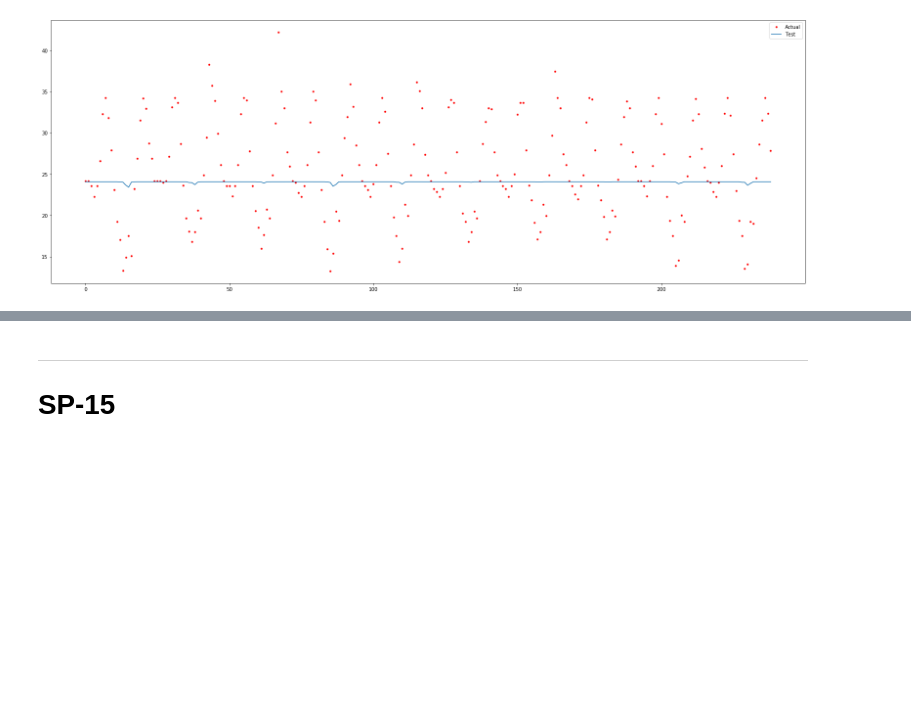
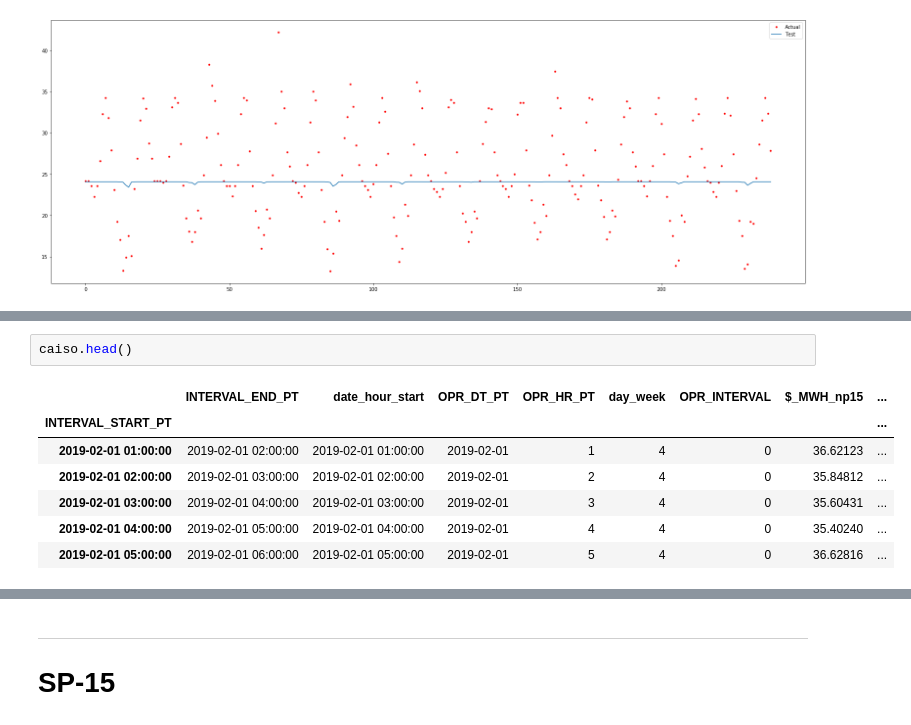
Before and after one commit to Morgan-Sell/caiso-price-forecast, a Jupyter notebook: Final.ipynb, the cells around one changed output, grey strips where cells are left out. Cells and saved outputs as stored; diff of their text form; blank space fills up the shorter version.

```diff
--- a/Final.ipynb
+++ b/Final.ipynb
@@ -730,0 +684,10 @@ plot_actual_arima_baselie_lstm(caiso.index[arima_train_split:], y_test_sp15_inv,
+# %%
+caiso.head()
+# %% [output]
+|  | INTERVAL_END_PT | date_hour_start | OPR_DT_PT | OPR_HR_PT | day_week | OPR_INTERVAL | $_MWH_np15 | ... |
+| INTERVAL_START_PT |  |  |  |  |  |  |  | ... |
+| 2019-02-01 01:00:00 | 2019-02-01 02:00:00 | 2019-02-01 01:00:00 | 2019-02-01 | 1 | 4 | 0 | 36.62123 | ... |
+| 2019-02-01 02:00:00 | 2019-02-01 03:00:00 | 2019-02-01 02:00:00 | 2019-02-01 | 2 | 4 | 0 | 35.84812 | ... |
+| 2019-02-01 03:00:00 | 2019-02-01 04:00:00 | 2019-02-01 03:00:00 | 2019-02-01 | 3 | 4 | 0 | 35.60431 | ... |
+| 2019-02-01 04:00:00 | 2019-02-01 05:00:00 | 2019-02-01 04:00:00 | 2019-02-01 | 4 | 4 | 0 | 35.40240 | ... |
+| 2019-02-01 05:00:00 | 2019-02-01 06:00:00 | 2019-02-01 05:00:00 | 2019-02-01 | 5 | 4 | 0 | 36.62816 | ... |
```
Also changed, not shown: parts of 28 cells of this notebook, 2 other files.
